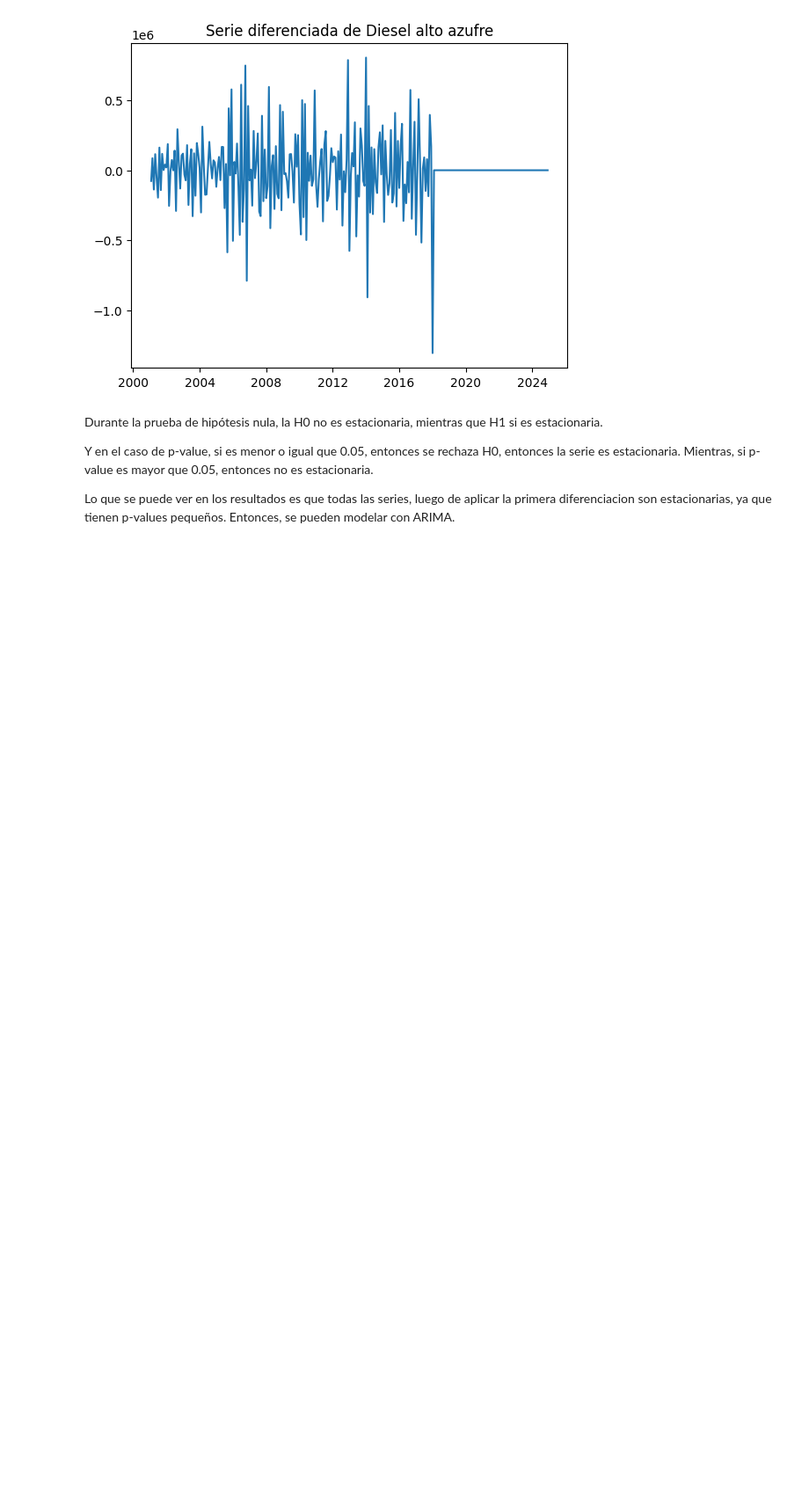
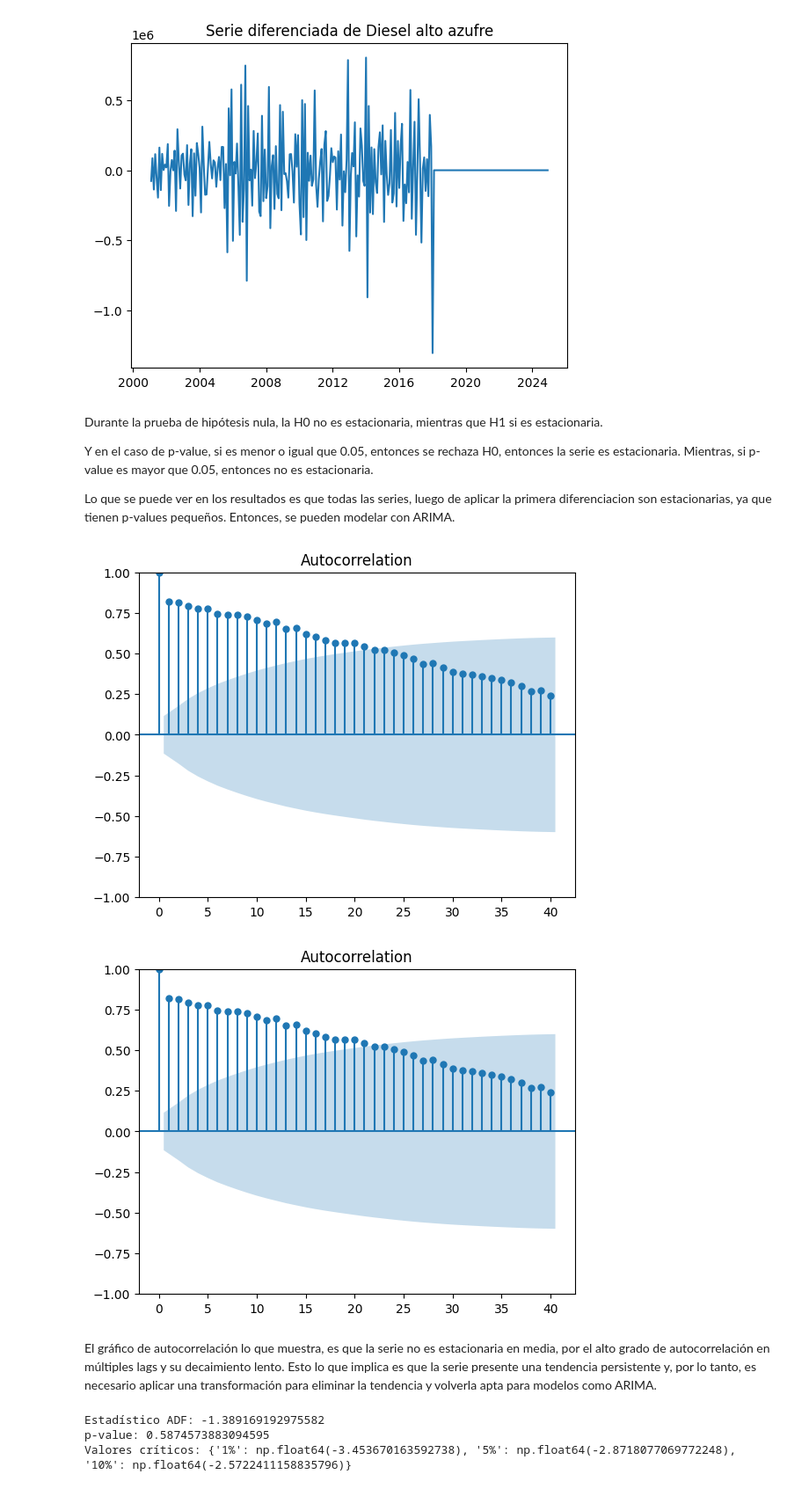
Before and after one commit to angelargd8/lab1-ds, a Jupyter notebook: main.ipynb, the cells around one changed output. Shown at 88% size. Drawn from its saved outputs; the diff is of its cells as text; code cells hidden in the pictures; blank space fills up the shorter version.

```diff
--- a/main.ipynb
+++ b/main.ipynb
@@ -569,3 +577,25 @@ la H0 no es estacionaria, mientras que H1 si es estacionaria.
 Y en el caso de p-value, si es menor o igual que 0.05, entonces se rechaza H0, entonces la serie es estacionaria. Mientras, si p-value es mayor que 0.05, entonces no es estacionaria.
 
 Lo que se puede ver en los resultados es que todas las series, luego de aplicar la primera diferenciacion son estacionarias, ya que tienen p-values pequeños. Entonces, se pueden modelar con ARIMA.
+# %%
+#grafico de autocorrelacion
+from statsmodels.graphics.tsaplots import plot_acf
+plot_acf(serie, lags=40)
+# %% [output]
+[figure, added]
+[figure, added]
+# %% [markdown]
+El gráfico de autocorrelación lo que muestra, es que la serie no es estacionaria en media, por el alto grado de autocorrelación en múltiples lags y su decaimiento lento. Esto lo que implica es que la serie presente una tendencia persistente y, por lo tanto, es necesario aplicar una transformación para eliminar la tendencia y volverla apta para modelos como ARIMA.
+# %%
+#Prueba Dickey-Fuller aumentada
+from statsmodels.tsa.stattools import adfuller
+adfuller(serie)
+
+resultado = adfuller(serie)
+print("Estadístico ADF:", resultado[0])
+print("p-value:", resultado[1])
+print("Valores críticos:", resultado[4])
+# %% [output]
+Estadístico ADF: -1.389169192975582
+p-value: 0.5874573883094595
+Valores críticos: {'1%': np.float64(-3.453670163592738), '5%': np.float64(-2.8718077069772248), '10%': np.float64(-2.5722411158835796)}
```
Also changed, not shown: parts of 3 cells of this notebook.
